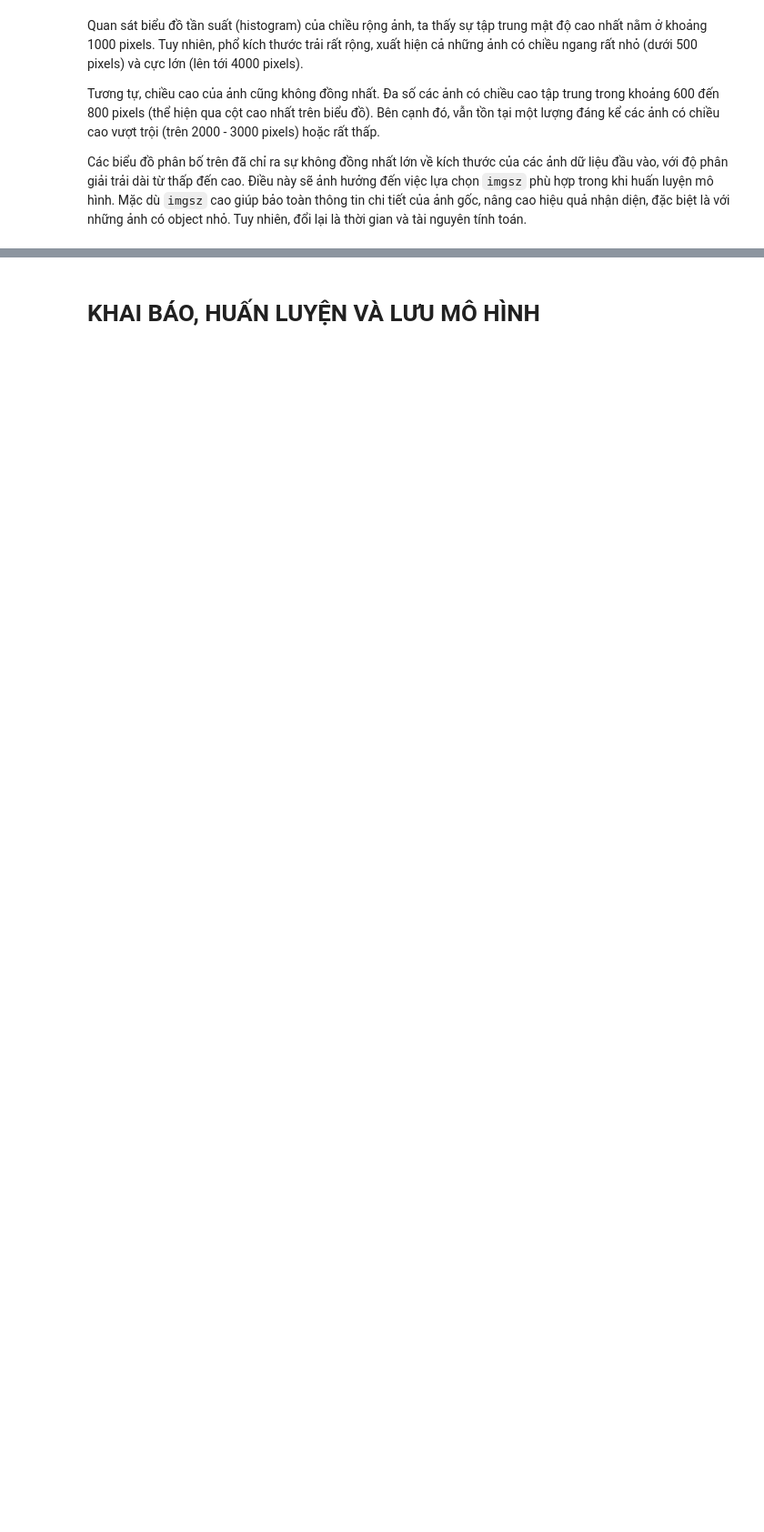
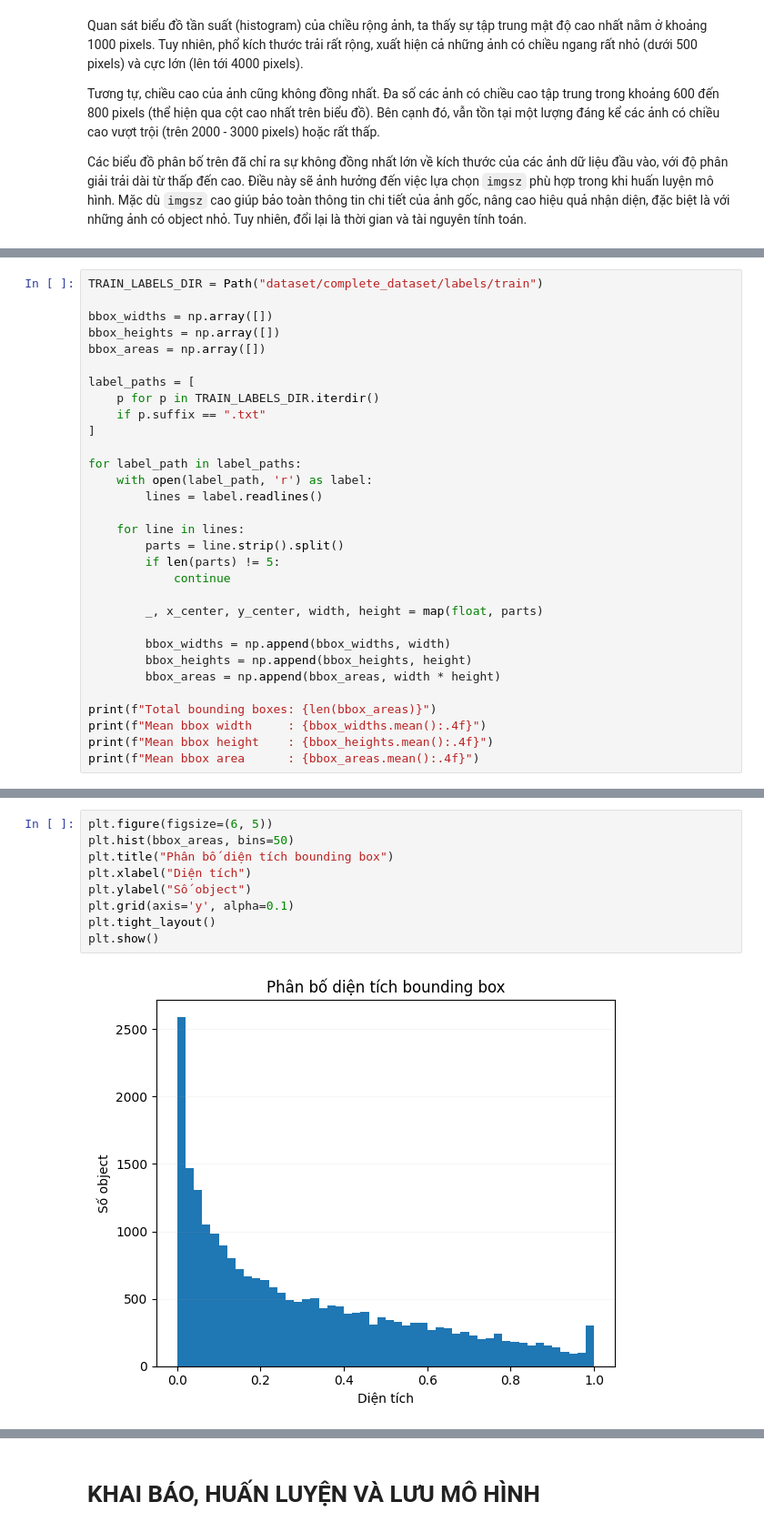
Before and after one commit to iam-BUDDYY/using-deep-learning-to-classify-animal-and-human-images, a Jupyter notebook: PROJECT REPORT.ipynb, the cells around one changed output, grey strips where cells are left out. Shown at 91% size. Drawn from its saved outputs; the diff is of its cells as text; blank space fills up the shorter version.

```diff
--- a/PROJECT REPORT.ipynb
+++ b/PROJECT REPORT.ipynb
@@ -510,0 +514,31 @@ Các biểu đồ phân bố trên đã chỉ ra sự không đồng nhất lớ
+# %%
+TRAIN_LABELS_DIR = Path("dataset/complete_dataset/labels/train")
+
+bbox_widths = np.array([])
+bbox_heights = np.array([])
+bbox_areas = np.array([])
+
+label_paths = [
+    p for p in TRAIN_LABELS_DIR.iterdir()
+    if p.suffix == ".txt"
+]
+
+for label_path in label_paths:
+    with open(label_path, 'r') as label:
+        lines = label.readlines()
+
+    for line in lines:
+        parts = line.strip().split()
+        if len(parts) != 5:
+            continue
+
+        _, x_center, y_center, width, height = map(float, parts)
+
+        bbox_widths = np.append(bbox_widths, width)
+        bbox_heights = np.append(bbox_heights, height)
+        bbox_areas = np.append(bbox_areas, width * height)
+
+print(f"Total bounding boxes: {len(bbox_areas)}")
+print(f"Mean bbox width     : {bbox_widths.mean():.4f}")
+print(f"Mean bbox height    : {bbox_heights.mean():.4f}")
+print(f"Mean bbox area      : {bbox_areas.mean():.4f}")
@@ -510,0 +572,11 @@ Các biểu đồ phân bố trên đã chỉ ra sự không đồng nhất lớ
+# %%
+plt.figure(figsize=(6, 5))
+plt.hist(bbox_areas, bins=50)
+plt.title("Phân bố diện tích bounding box")
+plt.xlabel("Diện tích")
+plt.ylabel("Số object")
+plt.grid(axis='y', alpha=0.1)
+plt.tight_layout()
+plt.show()
+# %% [output]
+[figure, added]
```
Also changed, not shown: parts of 23 cells of this notebook, 1 other file.
